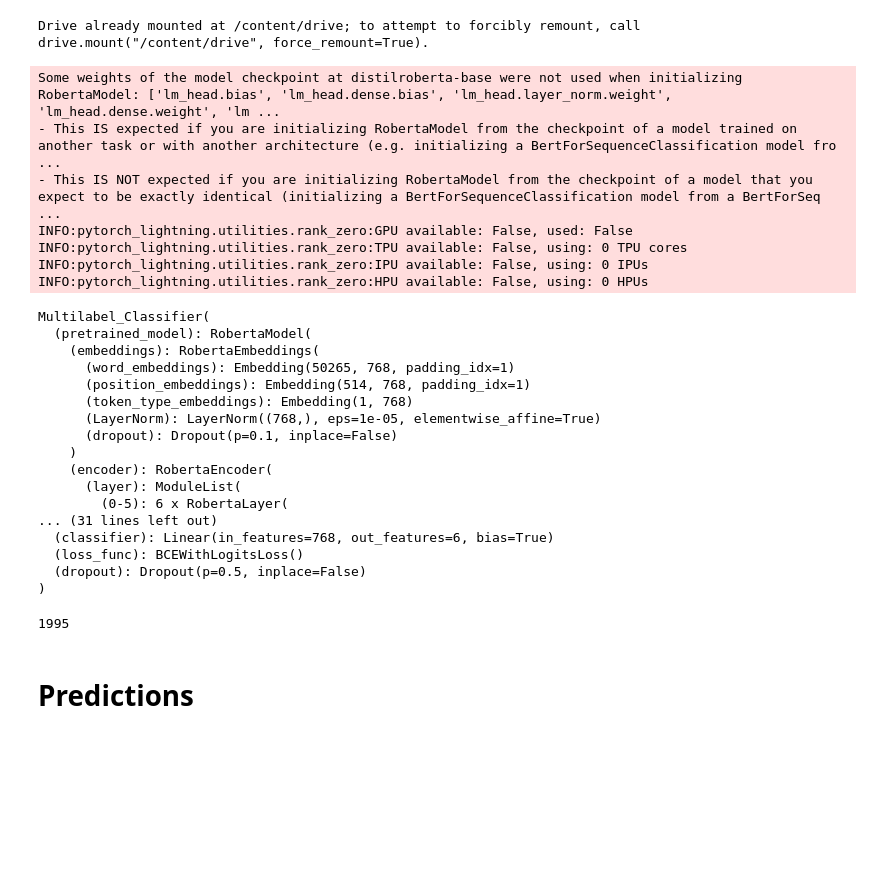
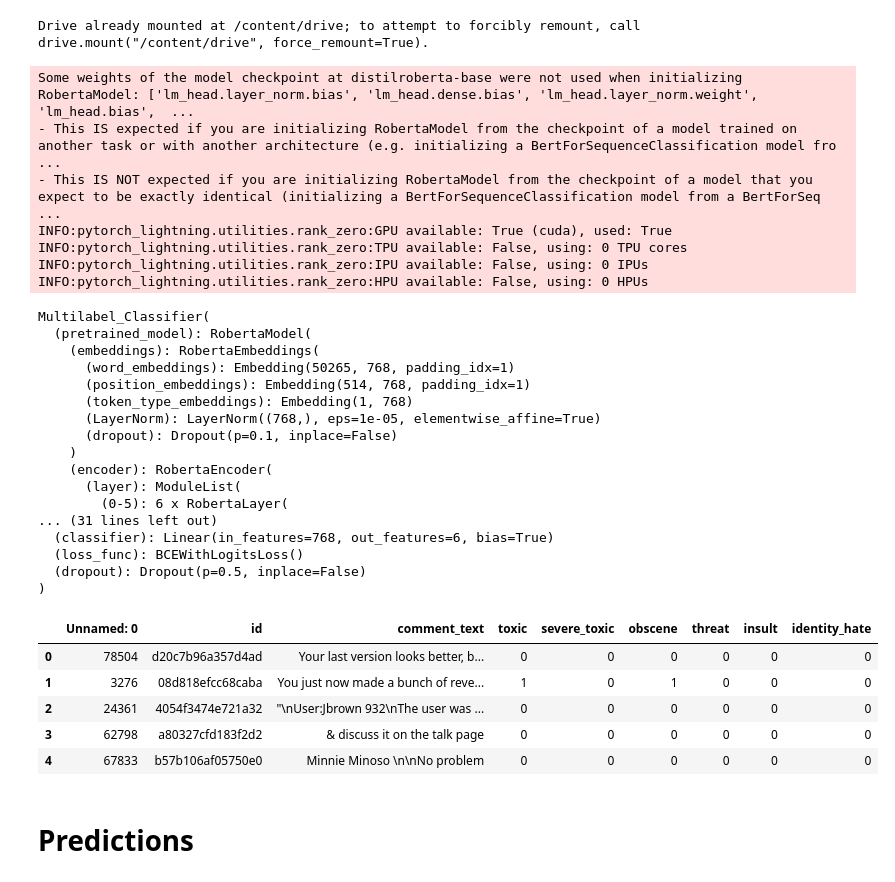
Before and after one commit to AngelescuFilip/multilabel_classification_sota, a Jupyter notebook: Predicting_multilabel_classification.ipynb, the cells around one changed output. Cells and saved outputs as stored; diff of their text form; code cells hidden in the pictures; blank space fills up the shorter version.

```diff
--- a/Predicting_multilabel_classification.ipynb
+++ b/Predicting_multilabel_classification.ipynb
@@ -103,4 +117,6 @@ class Multilabel_Data_Module(pl.LightningDataModule):
 
   def predict_dataloader(self):
     return DataLoader(self.val_dataset, batch_size = self.batch_size, num_workers=2, shuffle = False)
+# %%
+val_df = pd.read_csv(val_path)
 # %%
@@ -167,7 +183,6 @@ PATH = '/content/drive/MyDrive/jigsaw-toxic-comment-classification-challenge/bes
 # %%
-data_loader = Multilabel_Data_Module(train_path, val_path, attributes=attributes)
 
-# model = Multilabel_Classifier.load_from_checkpoint("/content/drive/MyDrive/jigsaw-toxic-comment-classification-challenge/best_model.ckpt")
+data_loader = Multilabel_Data_Module(val_df, attributes=attributes)
 
 model = Multilabel_Classifier(config)
 model.load_state_dict(torch.load(PATH))
@@ -175,10 +190,10 @@ model.load_state_dict(torch.load(PATH))
 trainer = pl.Trainer()
 model.eval()
 # %% [output]
-Some weights of the model checkpoint at distilroberta-base were not used when initializing RobertaModel: ['lm_head.bias', 'lm_head.dense.bias', 'lm_head.layer_norm.weight', 'lm_head.dense.weight', 'lm ...
+Some weights of the model checkpoint at distilroberta-base were not used when initializing RobertaModel: ['lm_head.layer_norm.bias', 'lm_head.dense.bias', 'lm_head.layer_norm.weight', 'lm_head.bias',  ...
 - This IS expected if you are initializing RobertaModel from the checkpoint of a model trained on another task or with another architecture (e.g. initializing a BertForSequenceClassification model fro ...
 - This IS NOT expected if you are initializing RobertaModel from the checkpoint of a model that you expect to be exactly identical (initializing a BertForSequenceClassification model from a BertForSeq ...
-INFO:pytorch_lightning.utilities.rank_zero:GPU available: False, used: False
+INFO:pytorch_lightning.utilities.rank_zero:GPU available: True (cuda), used: True
 INFO:pytorch_lightning.utilities.rank_zero:TPU available: False, using: 0 TPU cores
 INFO:pytorch_lightning.utilities.rank_zero:IPU available: False, using: 0 IPUs
 INFO:pytorch_lightning.utilities.rank_zero:HPU available: False, using: 0 HPUs
@@ -204,8 +219,15 @@ predictions = trainer.predict(model, data_loader)
 # %%
-d1 = len(data_loader.val_dataloader())
-d1
+# d1 = len(data_loader.val_dataloader())
+# d1
-# %% [output]
-1995
+# %%
+val_df.head()
+# %% [output]
+|  | Unnamed: 0 | id | comment_text | toxic | severe_toxic | obscene | threat | insult | identity_hate |
+| 0 | 78504 | d20c7b96a357d4ad | Your last version looks better, b... | 0 | 0 | 0 | 0 | 0 | 0 |
+| 1 | 3276 | 08d818efcc68caba | You just now made a bunch of reve... | 1 | 0 | 1 | 0 | 0 | 0 |
+| 2 | 24361 | 4054f3474e721a32 | "\nUser:Jbrown 932\nThe user was ... | 0 | 0 | 0 | 0 | 0 | 0 |
+| 3 | 62798 | a80327cfd183f2d2 | & discuss it on the talk page | 0 | 0 | 0 | 0 | 0 | 0 |
+| 4 | 67833 | b57b106af05750e0 | Minnie Minoso \n\nNo problem | 0 | 0 | 0 | 0 | 0 | 0 |
 # %% [markdown]
 # Predictions
 # %%
```
Also changed, not shown: parts of 36 cells of this notebook.
